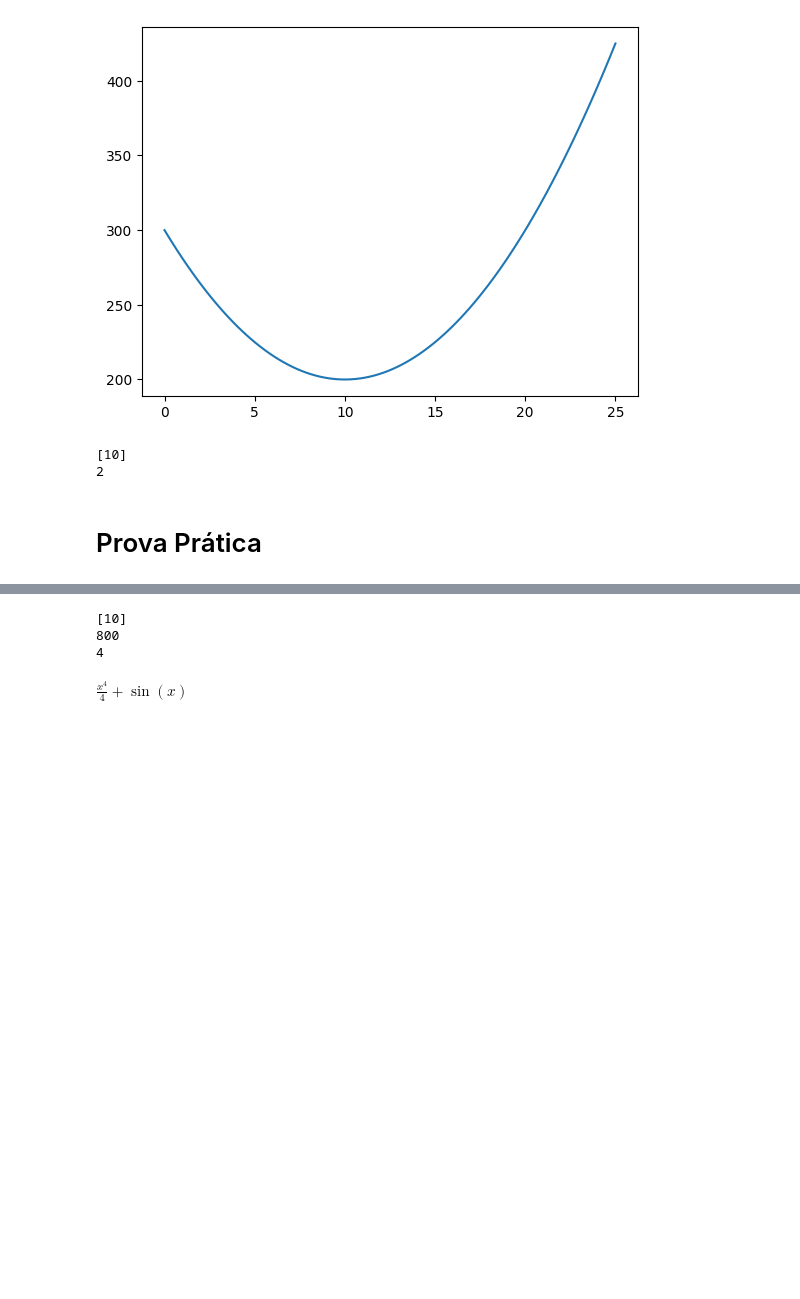
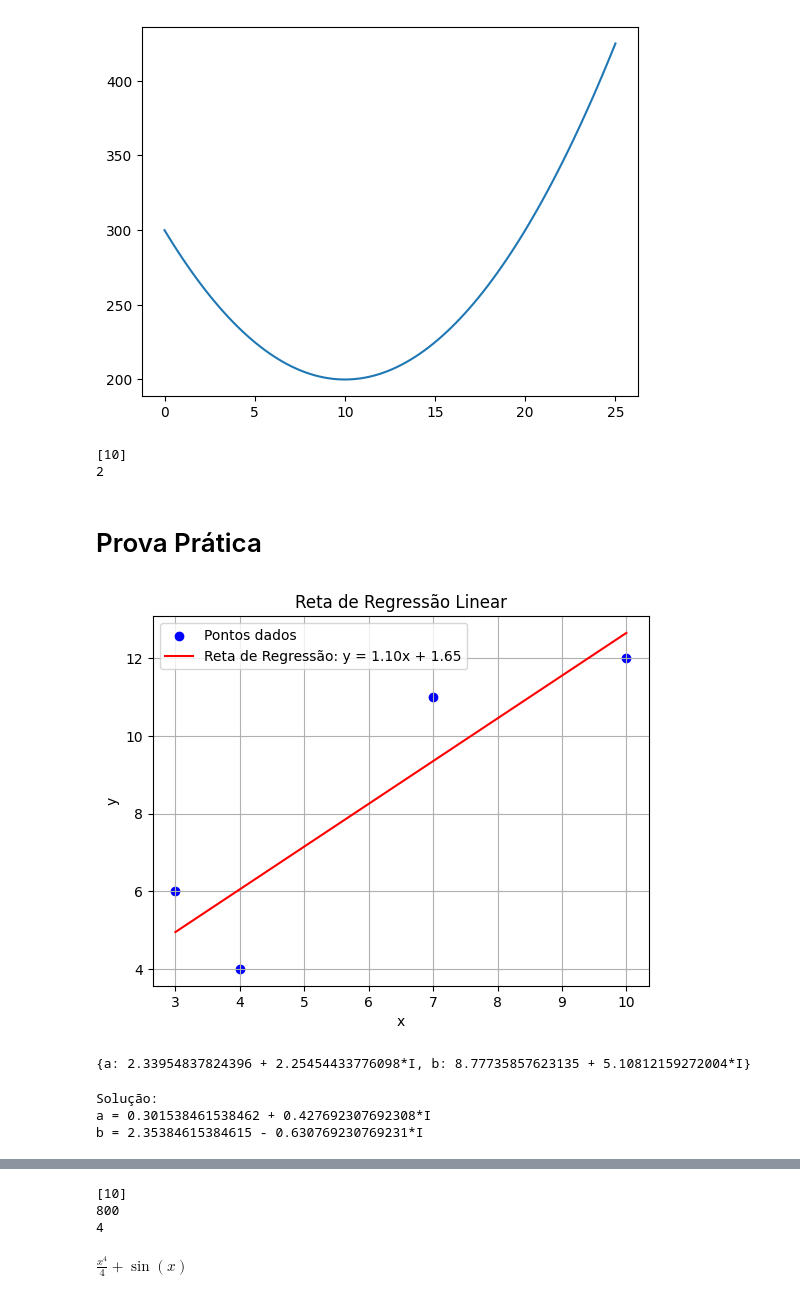
Before and after one commit to joaovictor2306069/Matematica-Aplicada, a Jupyter notebook: Ferramentas_Matematica_Aplicadas.ipynb, the cells around one changed output, grey strips where cells are left out. Drawn from its saved outputs; the diff is of its cells as text; code cells hidden in the pictures; blank space fills up the shorter version.

```diff
--- a/Ferramentas_Matematica_Aplicadas.ipynb
+++ b/Ferramentas_Matematica_Aplicadas.ipynb
@@ -323,3 +323,72 @@ print(ds)
 2
 # %% [markdown]
 # Prova Prática
+# %%
+import numpy as np
+import matplotlib.pyplot as plt
+
+# Definindo os pontos (x, y)
+x = np.array([3, 4, 7, 10])
+y = np.array([6, 4, 11, 12])
+
+# Calculando os coeficientes da reta de regressão
+coef = np.polyfit(x, y, 1)  # Grau 1 para uma reta (linear)
+
+# Obter a equação da reta
+slope, intercept = coef  # Coeficiente angular e interceptação
+
+# Gerando os valores y da reta de regressão
+y_fit = np.polyval(coef, x)
+
+# Plotando os pontos e a reta de regressão
+plt.scatter(x, y, color='blue', label='Pontos dados')
+plt.plot(x, y_fit, color='red', label=f'Reta de Regressão: y = {slope:.2f}x + {intercept:.2f}')
+plt.xlabel('x')
+plt.ylabel('y')
+plt.legend()
+plt.title('Reta de Regressão Linear')
+plt.grid(True)
+plt.show()
+# %% [output]
+[figure, added]
+# %%
+import sympy as sp
+import cmath
+
+# Definindo as variáveis
+a, b = sp.symbols('a b')
+
+# Convertendo os números complexos com os argumentos dados
+z1 = 30 * (cmath.cos(cmath.pi / 180 * 23) + 1j * cmath.sin(cmath.pi / 180 * 23))
+z2 = 52 * (cmath.cos(cmath.pi / 180 * 37) + 1j * cmath.sin(cmath.pi / 180 * 37))
+
+# Coeficientes complexos das equações
+eq1 = (1 + 5j)*a + (3 - 2j)*b - z1
+eq2 = (3 - 2j)*a + (4 + 1j)*b - z2
+
+# Resolver o sistema de equações
+solution = sp.solve([eq1, eq2], (a, b))
+print(solution)
+# %% [output]
+{a: 2.33954837824396 + 2.25454433776098*I, b: 8.77735857623135 + 5.10812159272004*I}
+# %%
+import sympy as sp
+
+# Definindo as variáveis
+a, b = sp.symbols('a b')
+
+# Definindo as equações
+eq1 = sp.Eq((6 + 2j)*a + (4 + 1j)*b, 11 + 3j)
+eq2 = sp.Eq((2 - 1j)*a + (2 + 2j)*b, 7 + 4j)
+
+# Resolver o sistema de equações
+solution = sp.solve([eq1, eq2], (a, b))
+
+# Exibindo o resultado
+print("Solução:")
+print(f"a = {solution[a]}")
+print(f"b = {solution[b]}")
+# %% [output]
+Solução:
+a = 0.301538461538462 + 0.427692307692308*I
+b = 2.35384615384615 - 0.630769230769231*I
```
Also changed, not shown: parts of 4 cells of this notebook.
